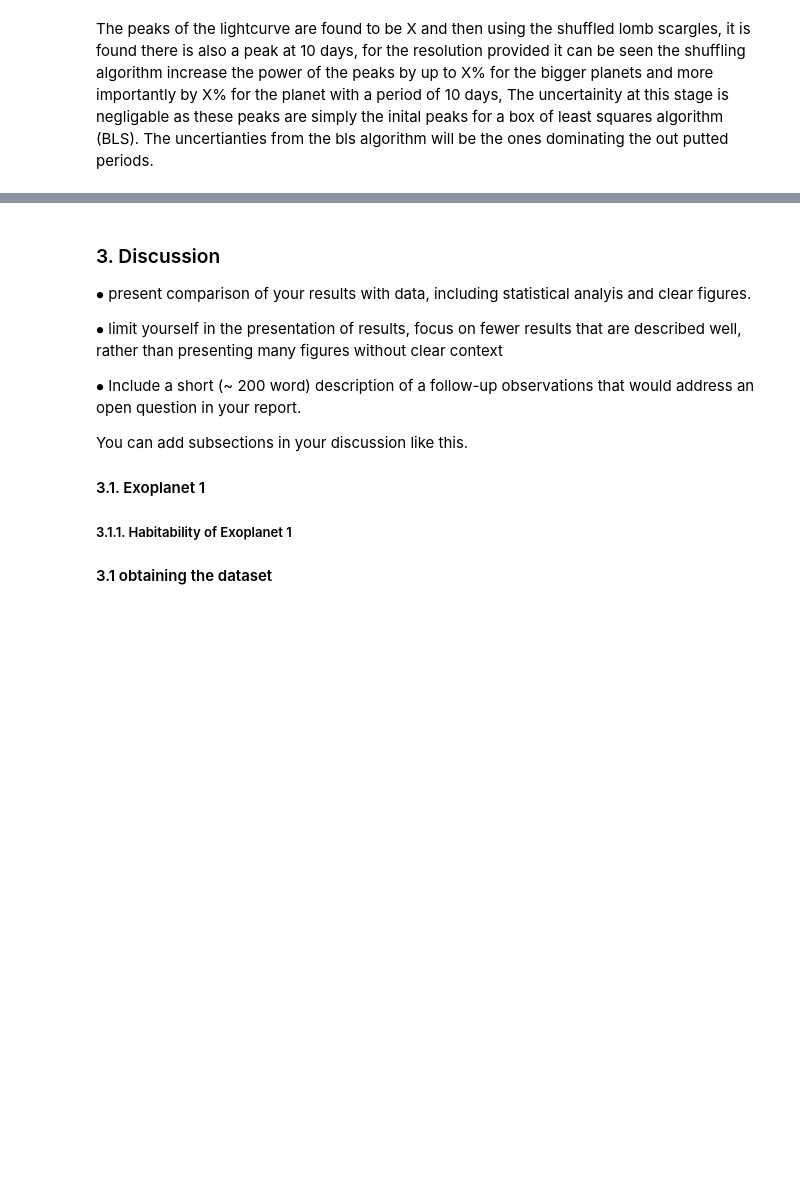
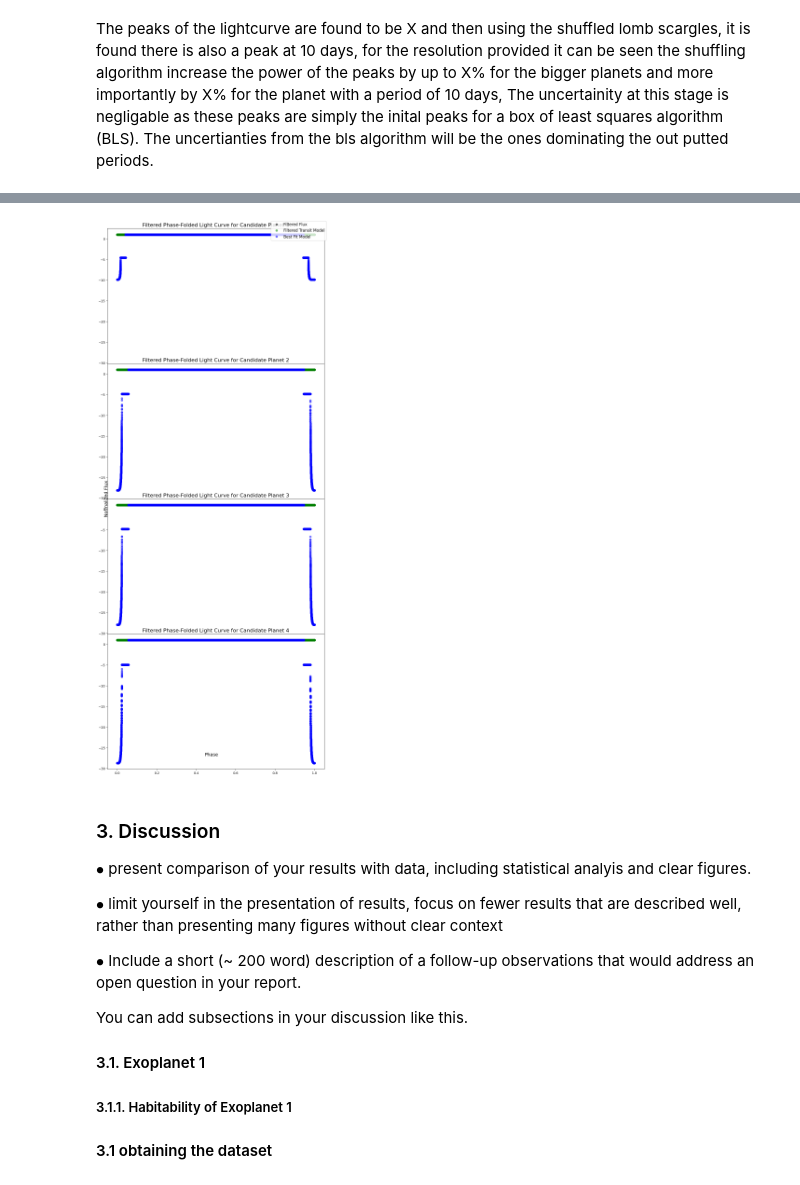
Before and after one commit to OliverMcEvoy/PlanetFinder, a Jupyter notebook: Coursework_B_Template.ipynb, the cells around one changed output, grey strips where cells are left out. Cells and saved outputs as stored; diff of their text form; code cells hidden in the pictures; blank space fills up the shorter version.

```diff
--- a/Coursework_B_Template.ipynb
+++ b/Coursework_B_Template.ipynb
@@ -123,8 +168,17 @@ compare_peaks_in_nice_table(peaks_no_shuffled, peaks_adjusted, power_of_peaks, p
 # %% [markdown]
 The peaks of the lightcurve are found to be X and then using the shuffled lomb scargles, it is found there is also a peak at 10 days, for the resolution provided it can be seen the shuffling algorithm increase the power of the peaks by up to X% for the bigger planets and more importantly by X% for the planet with a period of 10 days, The uncertainity at this stage is negligable as these peaks are simply the inital peaks for a box of least squares algorithm (BLS). The uncertianties from the bls algorithm will be the ones dominating the out putted periods.
 # %%
-peaks = [10,13,26,32,39]
+peaks = [10.3,13.03,26.05,31.99,39.08,45.37]
+#peaks = [13.03]
 resolution_of_bls = 10000
+allowed_deviation = 0.03
 
 #When a higher resolution is used, there is less of an overlap of peaks, however incase a lower resolution is used, the function below can be used to remove duplicates.
 #peaks_of_lightcurve_filter_duplicates = tff.remove_exact_duplicates(peaks,0.05, False)
+bls_analysis_results = tff.analyze_peaks_with_bls(
+      kepler_dataframe,
+      peaks,
+      duration_range=(0.01, 0.25),
+      resolution=resolution_of_bls,
+      allowed_deviation=allowed_deviation,
+)
@@ -130,0 +202,9 @@ resolution_of_bls = 10000
+# %%
+
+#The threshold values that are used to remove duplicate periods,
+duplicate_threshold = 0.01
+repeat_transit_threshold = 0.01
+power_threshold_for_repeat_periods = 0.1
+
+
+bls_analysis_results = tff.remove_duplicate_periods(bls_analysis_results,duplicate_threshold,repeat_transit_threshold,power_threshold_for_repeat_periods)
@@ -130,0 +225,4 @@ resolution_of_bls = 10000
+# %%
+importlib.reload(tff)
+importlib.reload(pg)
+best_fit_results = tff.calculate_best_fit_parameters(kepler_dataframe,bls_analysis_results)
@@ -131,3 +239,7 @@ resolution_of_bls = 10000
+# %%
+tff.plot_phase_folded_light_curves(best_fit_results)
+# %% [output]
+[figure, added]
 # %% [markdown]
 ### 3. Discussion
 
```
Also changed, not shown: parts of 11 cells of this notebook, 4 other files.
